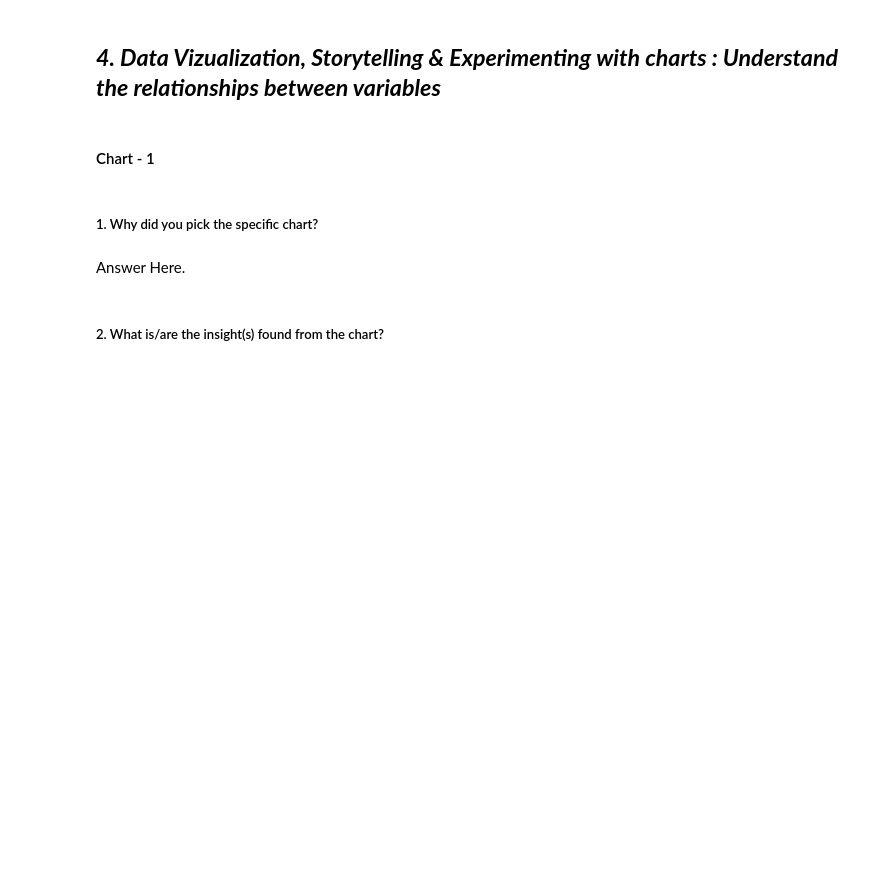
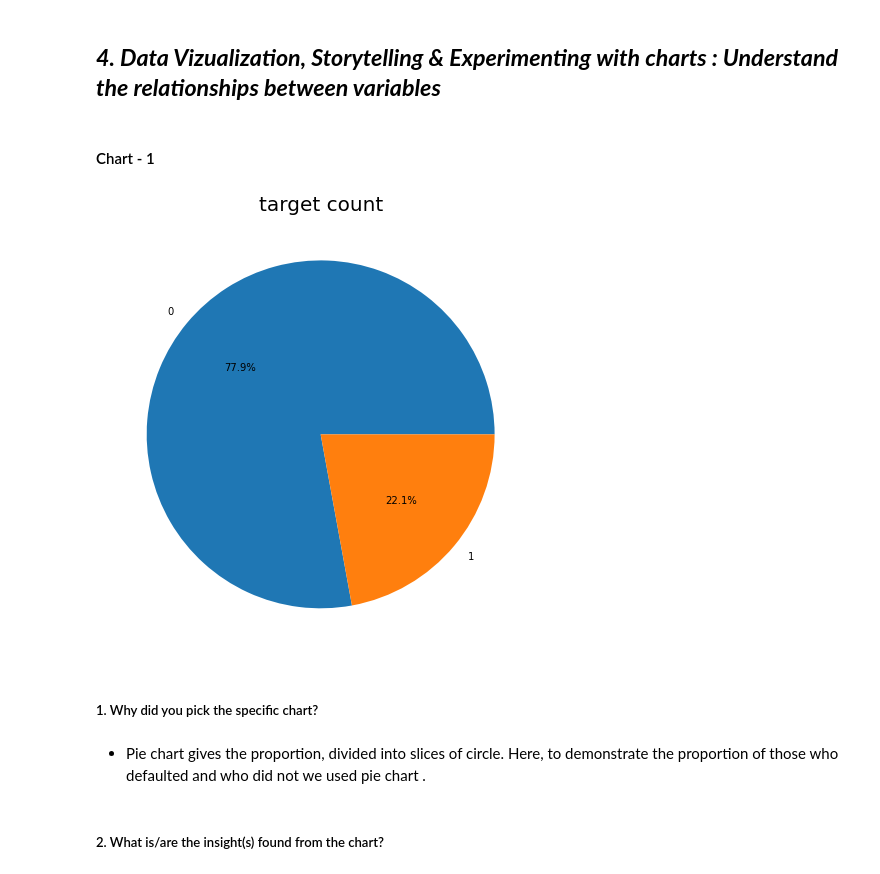
Before and after one commit to Shreyash-Jagdale/Classification---Credit-Card-Default-Prediction, a Jupyter notebook: Credit_Card_Default_Prediction_Capstone_Project.ipynb, the cells around one changed output. Cells and saved outputs as stored; diff of their text form; code cells hidden in the pictures; blank space fills up the shorter version.

```diff
--- a/Credit_Card_Default_Prediction_Capstone_Project.ipynb
+++ b/Credit_Card_Default_Prediction_Capstone_Project.ipynb
@@ -529,7 +527,15 @@ Answer Here.
+# %%
+# visualize the count of target
+plt.figure(figsize=(16,8))
+plt.pie(df_copy.target.value_counts() , labels = df_copy['target'].value_counts().keys() , autopct='%0.1f%%')
+plt.title('target count' , fontsize = 20)
+plt.show()
+# %% [output]
+[figure, added]
 # %% [markdown]
 ##### 1. Why did you pick the specific chart?
-# %% [markdown]
-Answer Here.
+# %% [markdown]
+* Pie chart gives the proportion, divided into slices of circle. Here, to demonstrate the proportion of those who defaulted and who did not we used pie chart .
 # %% [markdown]
 ##### 2. What is/are the insight(s) found from the chart?
 # %% [markdown]
```
Also changed, not shown: parts of 38 cells of this notebook.
